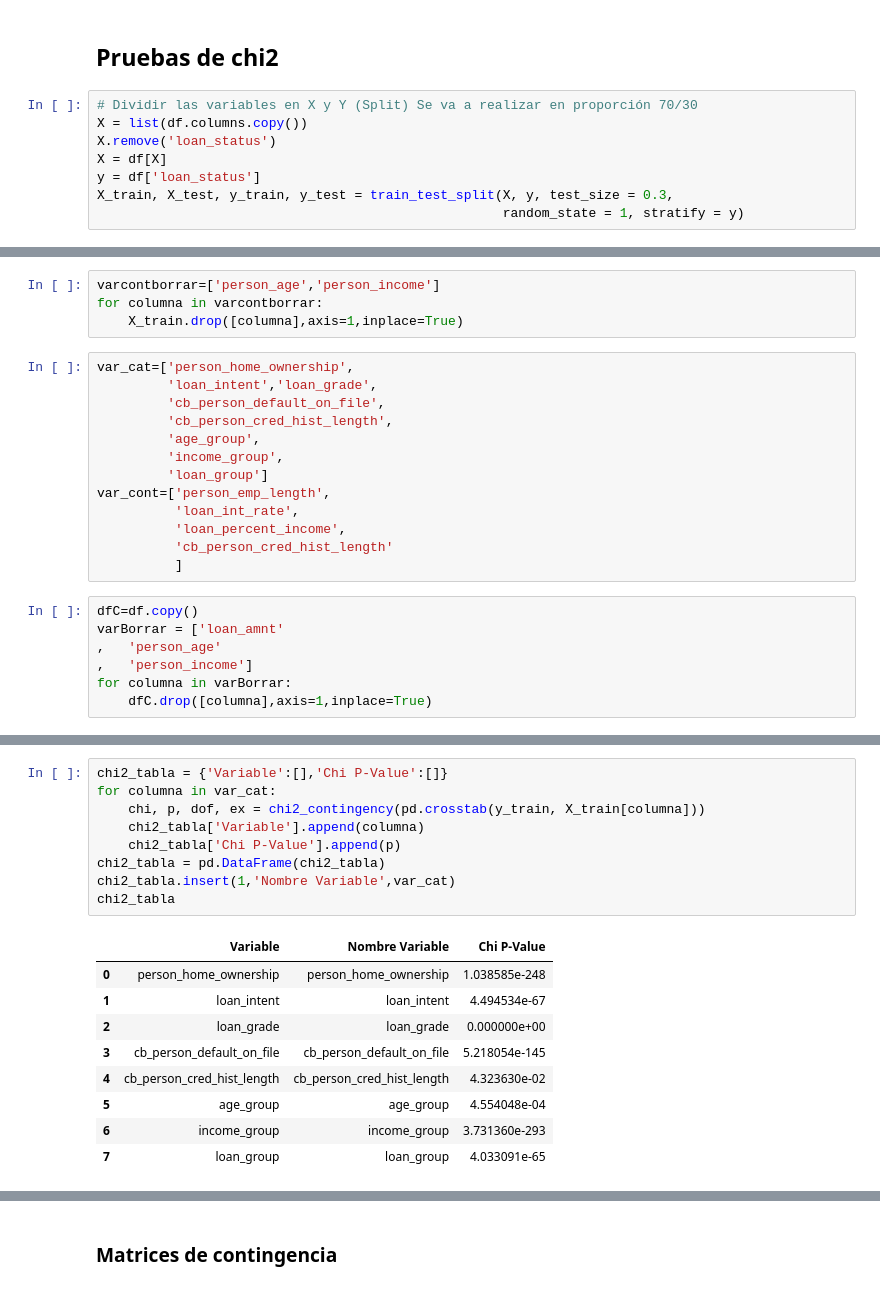
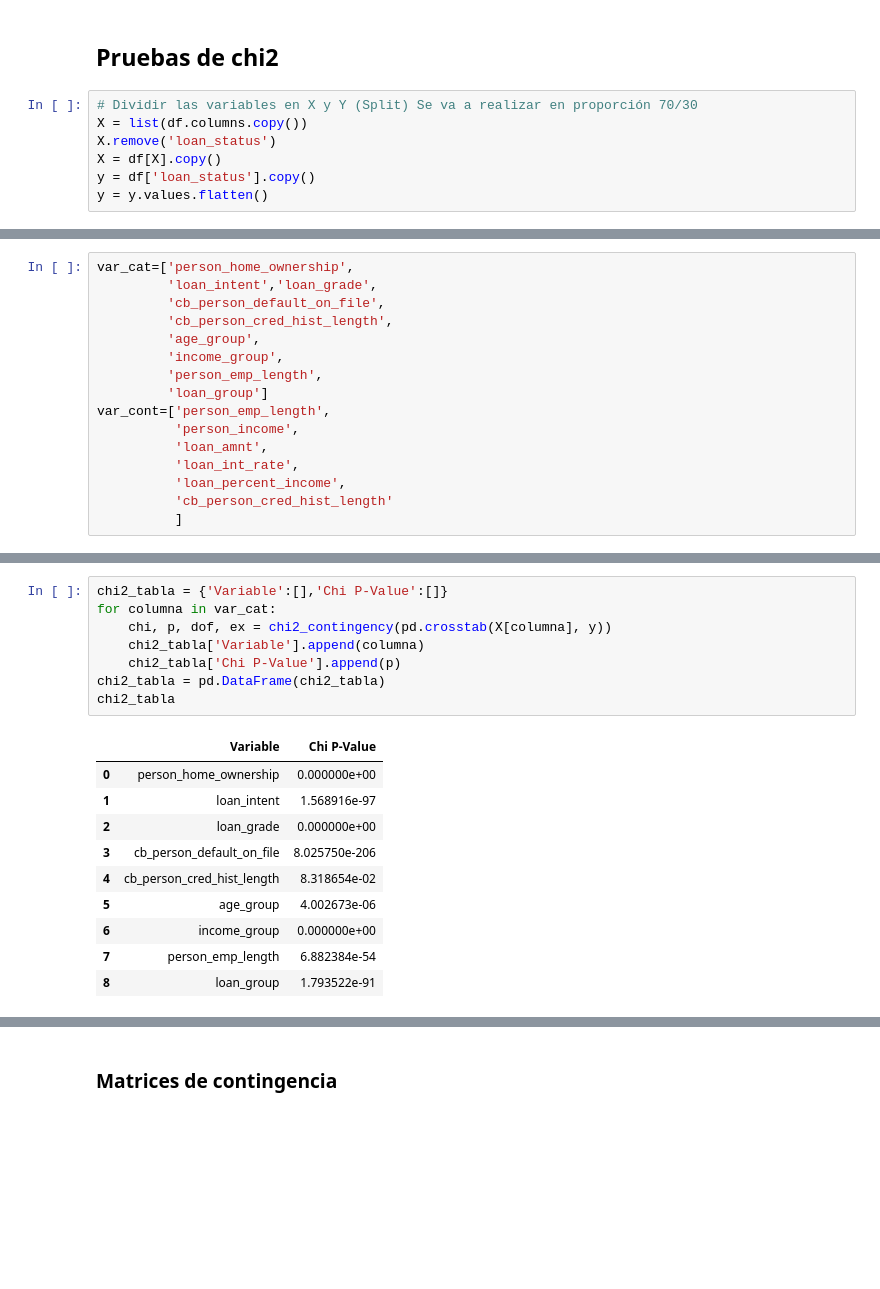
Before and after one commit to dgilrua/proyecto1-analitica, a Jupyter notebook: main.ipynb, the cells around one changed output, grey strips where cells are left out. Saved outputs shown, nothing was run; the diff lists cells and outputs as text; blank space fills up the shorter version.

```diff
--- a/main.ipynb
+++ b/main.ipynb
@@ -328,7 +328,6 @@ plt.show()
 # Dividir las variables en X y Y (Split) Se va a realizar en proporción 70/30
 X = list(df.columns.copy())
 X.remove('loan_status')
-X = df[X]
-y = df['loan_status']
-X_train, X_test, y_train, y_test = train_test_split(X, y, test_size = 0.3,
-                                                    random_state = 1, stratify = y)
+X = df[X].copy()
+y = df['loan_status'].copy()
+y = y.values.flatten()
@@ -351,7 +334,3 @@ y_test = y_test.values.flatten()
-# %%
-varcontborrar=['person_age','person_income']
-for columna in varcontborrar:
-    X_train.drop([columna],axis=1,inplace=True)
 # %%
 var_cat=['person_home_ownership',
          'loan_intent','loan_grade',
@@ -359,16 +338,12 @@ var_cat=['person_home_ownership',
          'cb_person_cred_hist_length',
          'age_group',
          'income_group',
+         'person_emp_length',
          'loan_group']
 var_cont=['person_emp_length',
+          'person_income',
+          'loan_amnt',
           'loan_int_rate',
           'loan_percent_income',
           'cb_person_cred_hist_length'
           ]
-# %%
-dfC=df.copy()
-varBorrar = ['loan_amnt'
-,   'person_age'
-,   'person_income']
-for columna in varBorrar:
-    dfC.drop([columna],axis=1,inplace=True)
@@ -384,19 +350,19 @@ dfC.head()
 # %%
 chi2_tabla = {'Variable':[],'Chi P-Value':[]}
 for columna in var_cat:
-    chi, p, dof, ex = chi2_contingency(pd.crosstab(y_train, X_train[columna]))
+    chi, p, dof, ex = chi2_contingency(pd.crosstab(X[columna], y))
     chi2_tabla['Variable'].append(columna)
     chi2_tabla['Chi P-Value'].append(p)
 chi2_tabla = pd.DataFrame(chi2_tabla)
-chi2_tabla.insert(1,'Nombre Variable',var_cat)
 chi2_tabla
 # %% [output]
-|  | Variable | Nombre Variable | Chi P-Value |
-| 0 | person_home_ownership | person_home_ownership | 1.038585e-248 |
-| 1 | loan_intent | loan_intent | 4.494534e-67 |
-| 2 | loan_grade | loan_grade | 0.000000e+00 |
-| 3 | cb_person_default_on_file | cb_person_default_on_file | 5.218054e-145 |
-| 4 | cb_person_cred_hist_length | cb_person_cred_hist_length | 4.323630e-02 |
-| 5 | age_group | age_group | 4.554048e-04 |
-| 6 | income_group | income_group | 3.731360e-293 |
-| 7 | loan_group | loan_group | 4.033091e-65 |
+|  | Variable | Chi P-Value |
+| 0 | person_home_ownership | 0.000000e+00 |
+| 1 | loan_intent | 1.568916e-97 |
+| 2 | loan_grade | 0.000000e+00 |
+| 3 | cb_person_default_on_file | 8.025750e-206 |
+| 4 | cb_person_cred_hist_length | 8.318654e-02 |
+| 5 | age_group | 4.002673e-06 |
+| 6 | income_group | 0.000000e+00 |
+| 7 | person_emp_length | 6.882384e-54 |
+| 8 | loan_group | 1.793522e-91 |
```
Also changed, not shown: parts of 10 cells of this notebook.
